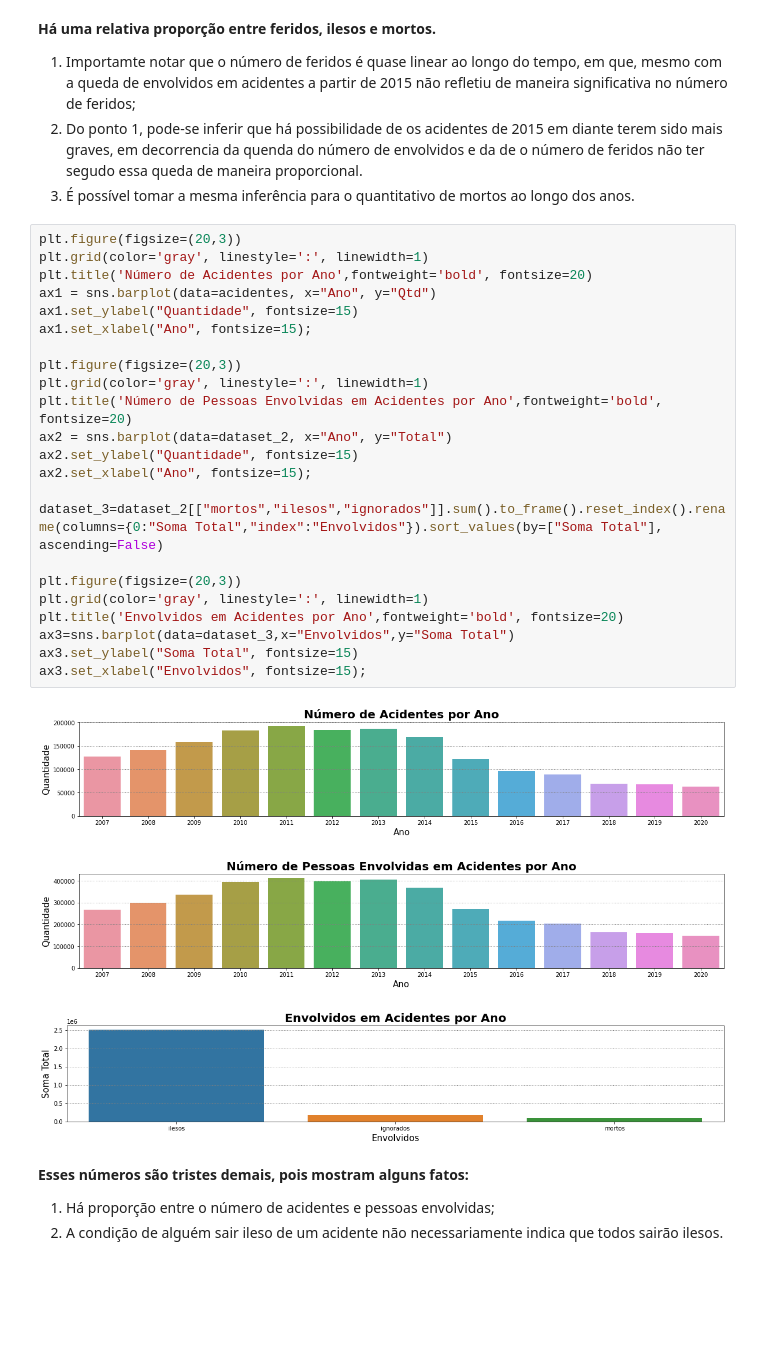
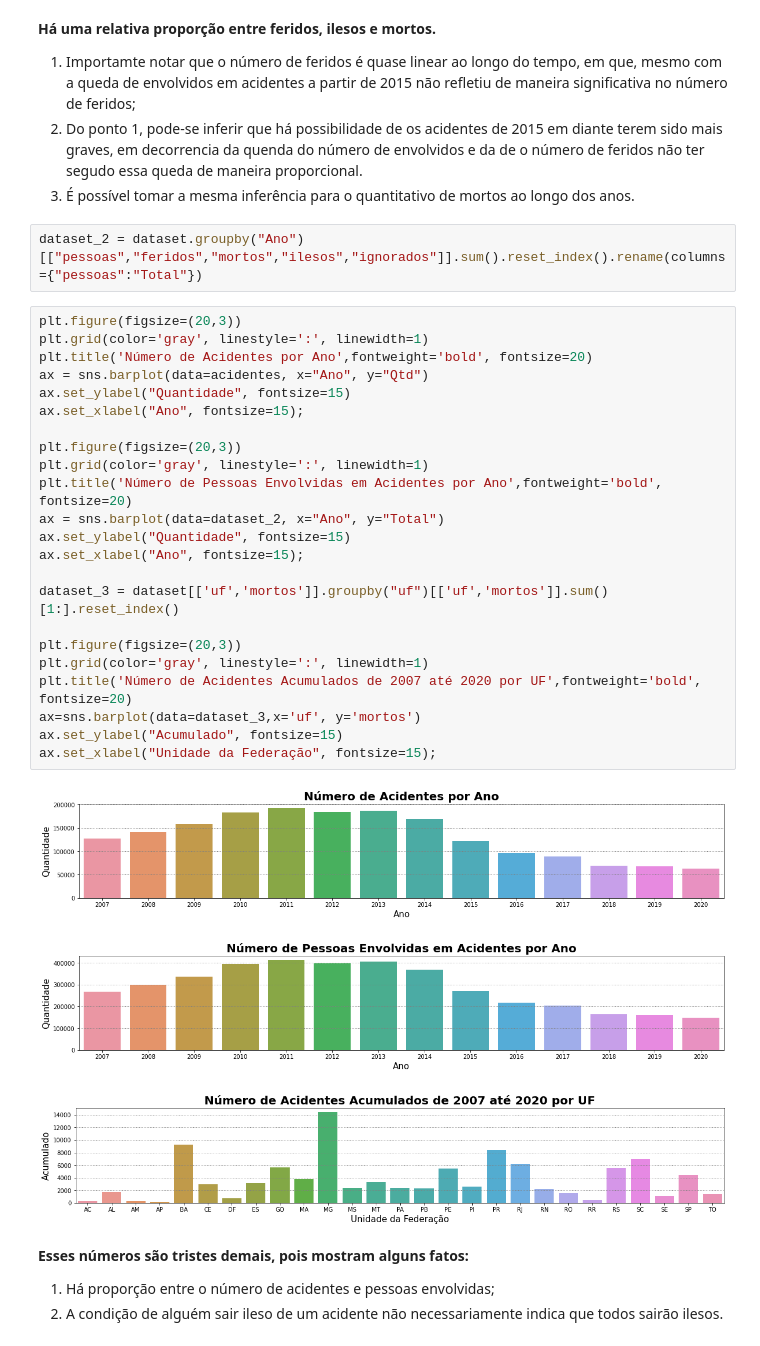
Before and after one commit to FelipeGBarreto/Projects, a Jupyter notebook: Acidentes_Rodovias_Federais.ipynb, the cells around one changed output. Drawn from its saved outputs; the diff is of its cells as text; blank space fills up the shorter version.

```diff
--- a/Acidentes_Rodovias_Federais.ipynb
+++ b/Acidentes_Rodovias_Federais.ipynb
@@ -274,33 +273,35 @@ plt.legend(["Total","Feridos","Mortos","Ilesos","Ignorados"], fontsize=15);
 1. Importamte notar que o número de feridos é quase linear ao longo do tempo, em que, mesmo com a queda de envolvidos em acidentes a partir de 2015 não refletiu de maneira significativa no número de feridos;
 2. Do ponto 1, pode-se inferir que há possibilidade de os acidentes de 2015 em diante terem sido mais graves, em decorrencia da quenda do número de envolvidos e da de o número de feridos não ter segudo essa queda de maneira proporcional.
 3. É possível tomar a mesma inferência para o quantitativo de mortos ao longo dos anos.
+# %%
+dataset_2 = dataset.groupby("Ano")[["pessoas","feridos","mortos","ilesos","ignorados"]].sum().reset_index().rename(columns={"pessoas":"Total"})
 # %%
 plt.figure(figsize=(20,3))
 plt.grid(color='gray', linestyle=':', linewidth=1)
 plt.title('Número de Acidentes por Ano',fontweight='bold', fontsize=20)
-ax1 = sns.barplot(data=acidentes, x="Ano", y="Qtd")
-ax1.set_ylabel("Quantidade", fontsize=15)
-ax1.set_xlabel("Ano", fontsize=15);
+ax = sns.barplot(data=acidentes, x="Ano", y="Qtd")
+ax.set_ylabel("Quantidade", fontsize=15)
+ax.set_xlabel("Ano", fontsize=15);
 
 plt.figure(figsize=(20,3))
 plt.grid(color='gray', linestyle=':', linewidth=1)
 plt.title('Número de Pessoas Envolvidas em Acidentes por Ano',fontweight='bold', fontsize=20)
-ax2 = sns.barplot(data=dataset_2, x="Ano", y="Total")
-ax2.set_ylabel("Quantidade", fontsize=15)
-ax2.set_xlabel("Ano", fontsize=15);
+ax = sns.barplot(data=dataset_2, x="Ano", y="Total")
+ax.set_ylabel("Quantidade", fontsize=15)
+ax.set_xlabel("Ano", fontsize=15);
 
-dataset_3=dataset_2[["mortos","ilesos","ignorados"]].sum().to_frame().reset_index().rename(columns={0:"Soma Total","index":"Envolvidos"}).sort_values(by=["Soma Total"], ascending=False)
+dataset_3 = dataset[['uf','mortos']].groupby("uf")[['uf','mortos']].sum()[1:].reset_index()
 
 plt.figure(figsize=(20,3))
 plt.grid(color='gray', linestyle=':', linewidth=1)
-plt.title('Envolvidos em Acidentes por Ano',fontweight='bold', fontsize=20)
-ax3=sns.barplot(data=dataset_3,x="Envolvidos",y="Soma Total")
-ax3.set_ylabel("Soma Total", fontsize=15)
-ax3.set_xlabel("Envolvidos", fontsize=15);
+plt.title('Número de Acidentes Acumulados de 2007 até 2020 por UF',fontweight='bold', fontsize=20)
+ax=sns.barplot(data=dataset_3,x='uf', y='mortos')
+ax.set_ylabel("Acumulado", fontsize=15)
+ax.set_xlabel("Unidade da Federação", fontsize=15);
 # %% [output]
 [figure]
 [figure]
-[figure, old version]
+[figure, new version]
 # %% [markdown]
 **Esses números são tristes demais, pois mostram alguns fatos:**
 
```
Also changed, not shown: parts of 10 cells of this notebook.
